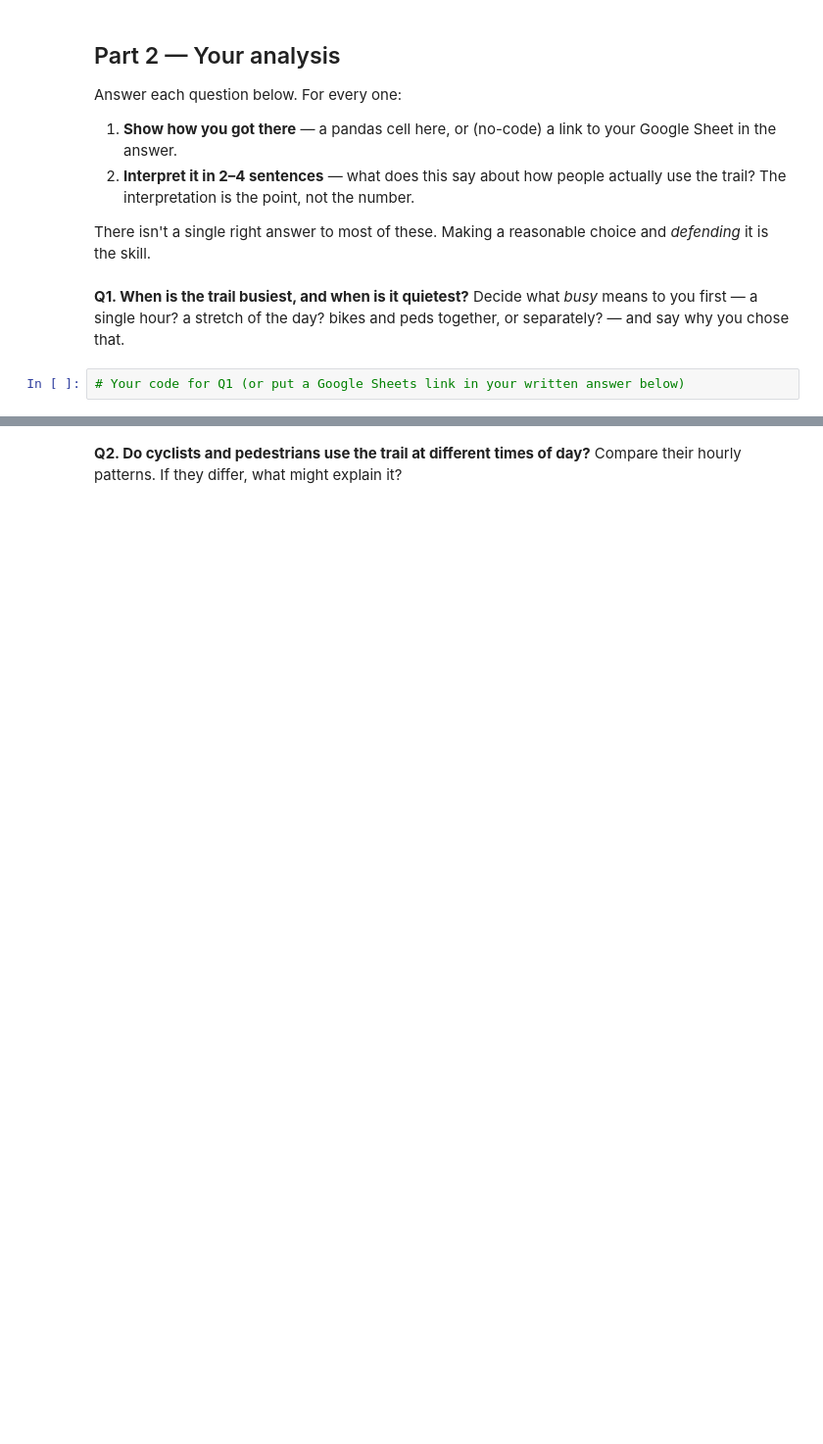
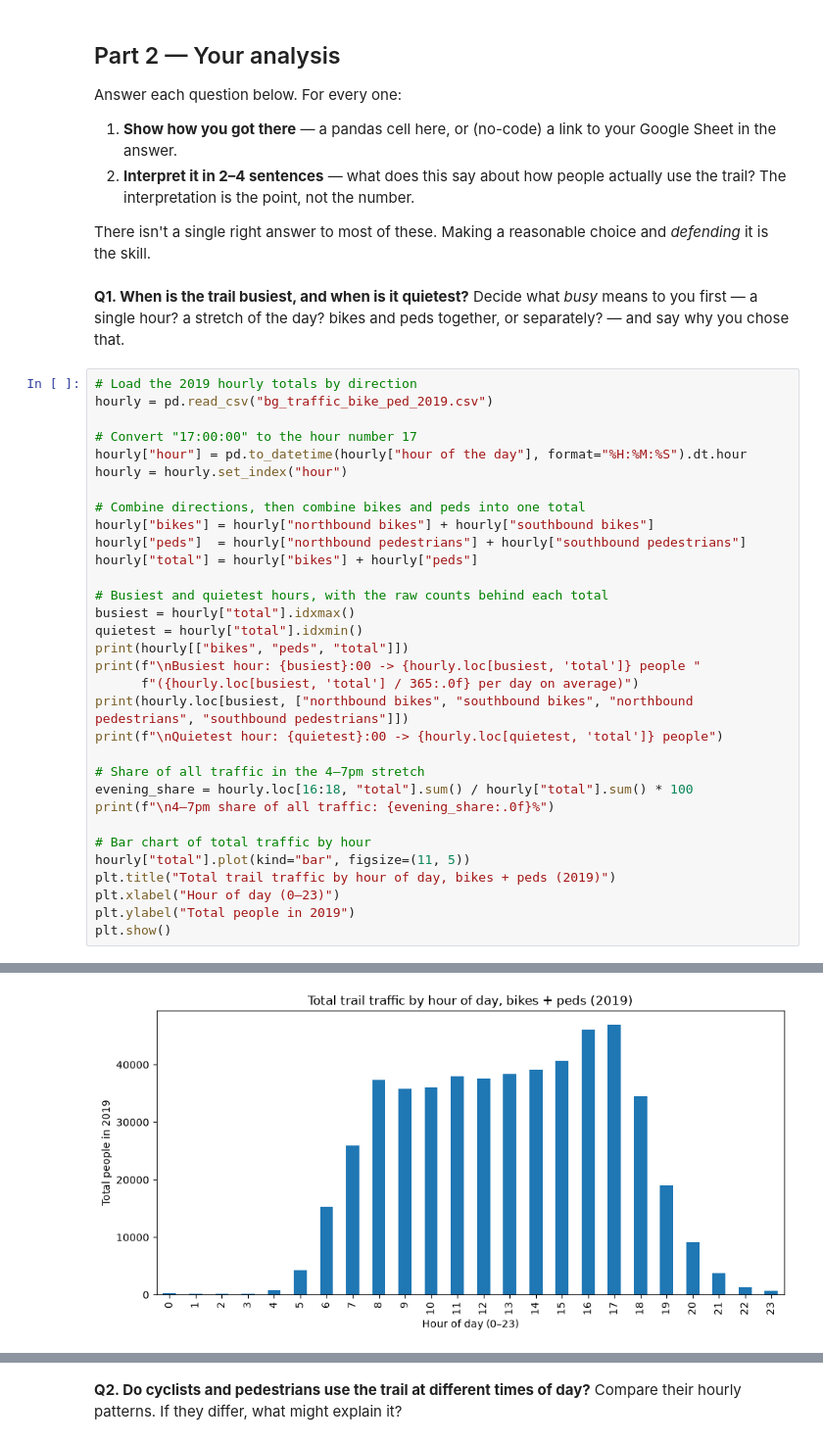
Before and after one commit to pawatp-uw/hcde-410, a Jupyter notebook: A1/A1.ipynb, the cells around one changed output, grey strips where cells are left out. Shown at 98% size. Cells and saved outputs as stored; diff of their text form; blank space fills up the shorter version.

```diff
--- a/A1/A1.ipynb
+++ b/A1/A1.ipynb
@@ -100,4 +140,35 @@ There isn't a single right answer to most of these. Making a reasonable choice a
 **Q1. When is the trail busiest, and when is it quietest?**
 Decide what *busy* means to you first — a single hour? a stretch of the day? bikes and peds together, or separately? — and say why you chose that.
 # %%
-# Your code for Q1 (or put a Google Sheets link in your written answer below)
+# Load the 2019 hourly totals by direction
+hourly = pd.read_csv("bg_traffic_bike_ped_2019.csv")
+
+# Convert "17:00:00" to the hour number 17
+hourly["hour"] = pd.to_datetime(hourly["hour of the day"], format="%H:%M:%S").dt.hour
+hourly = hourly.set_index("hour")
+
+# Combine directions, then combine bikes and peds into one total
+hourly["bikes"] = hourly["northbound bikes"] + hourly["southbound bikes"]
+hourly["peds"]  = hourly["northbound pedestrians"] + hourly["southbound pedestrians"]
+hourly["total"] = hourly["bikes"] + hourly["peds"]
+
+# Busiest and quietest hours, with the raw counts behind each total
+busiest = hourly["total"].idxmax()
+quietest = hourly["total"].idxmin()
+print(hourly[["bikes", "peds", "total"]])
+print(f"\nBusiest hour: {busiest}:00 -> {hourly.loc[busiest, 'total']} people "
+      f"({hourly.loc[busiest, 'total'] / 365:.0f} per day on average)")
+print(hourly.loc[busiest, ["northbound bikes", "southbound bikes", "northbound pedestrians", "southbound pedestrians"]])
+print(f"\nQuietest hour: {quietest}:00 -> {hourly.loc[quietest, 'total']} people")
+
+# Share of all traffic in the 4–7pm stretch
+evening_share = hourly.loc[16:18, "total"].sum() / hourly["total"].sum() * 100
+print(f"\n4–7pm share of all traffic: {evening_share:.0f}%")
+
+# Bar chart of total traffic by hour
+hourly["total"].plot(kind="bar", figsize=(11, 5))
+plt.title("Total trail traffic by hour of day, bikes + peds (2019)")
+plt.xlabel("Hour of day (0–23)")
+plt.ylabel("Total people in 2019")
+plt.show()
+# %% [output]
@@ -104,3 +192,4 @@ Decide what *busy* means to you first — a single hour? a stretch of the day? b
+[figure, added]
 # %% [markdown]
 **Your Q1 answer:**
 
```
Also changed, not shown: parts of 15 cells of this notebook, 1 other file.
